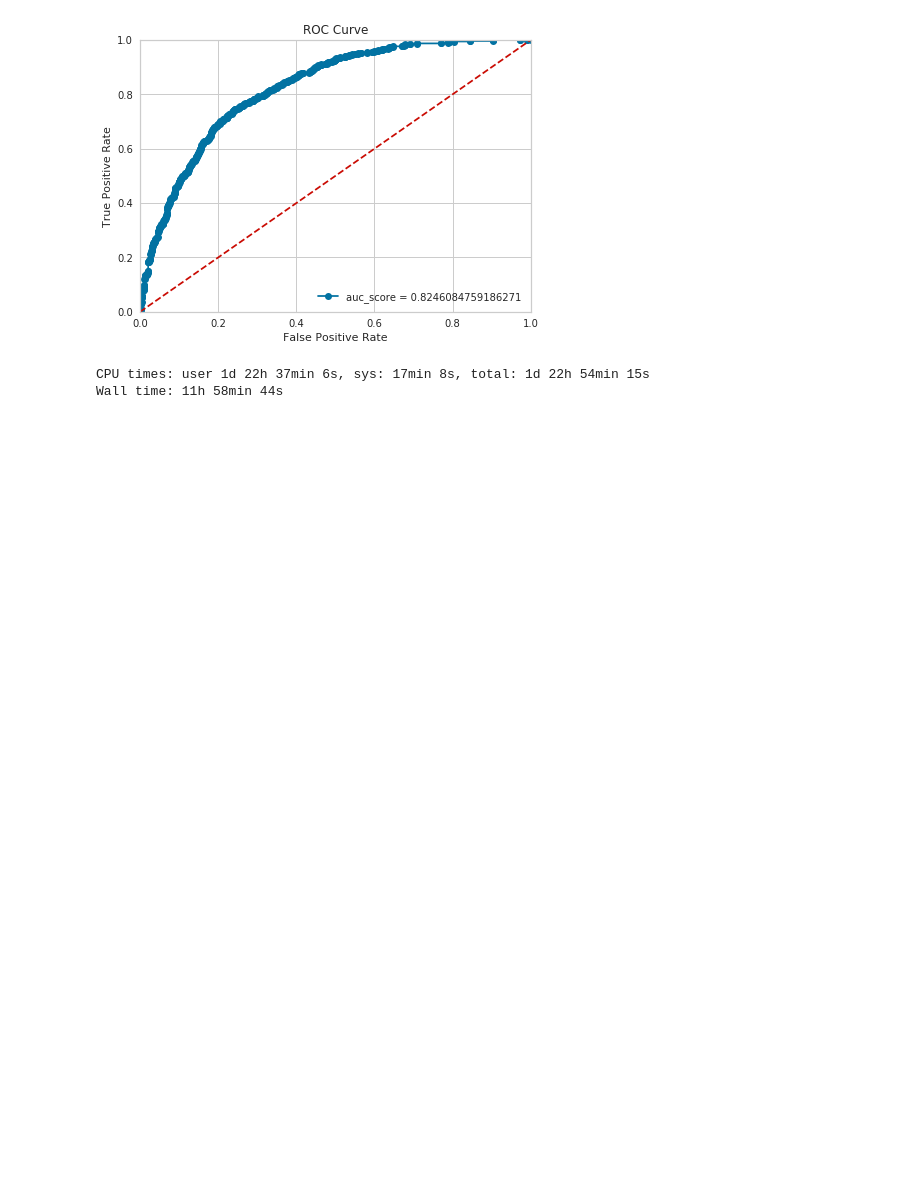
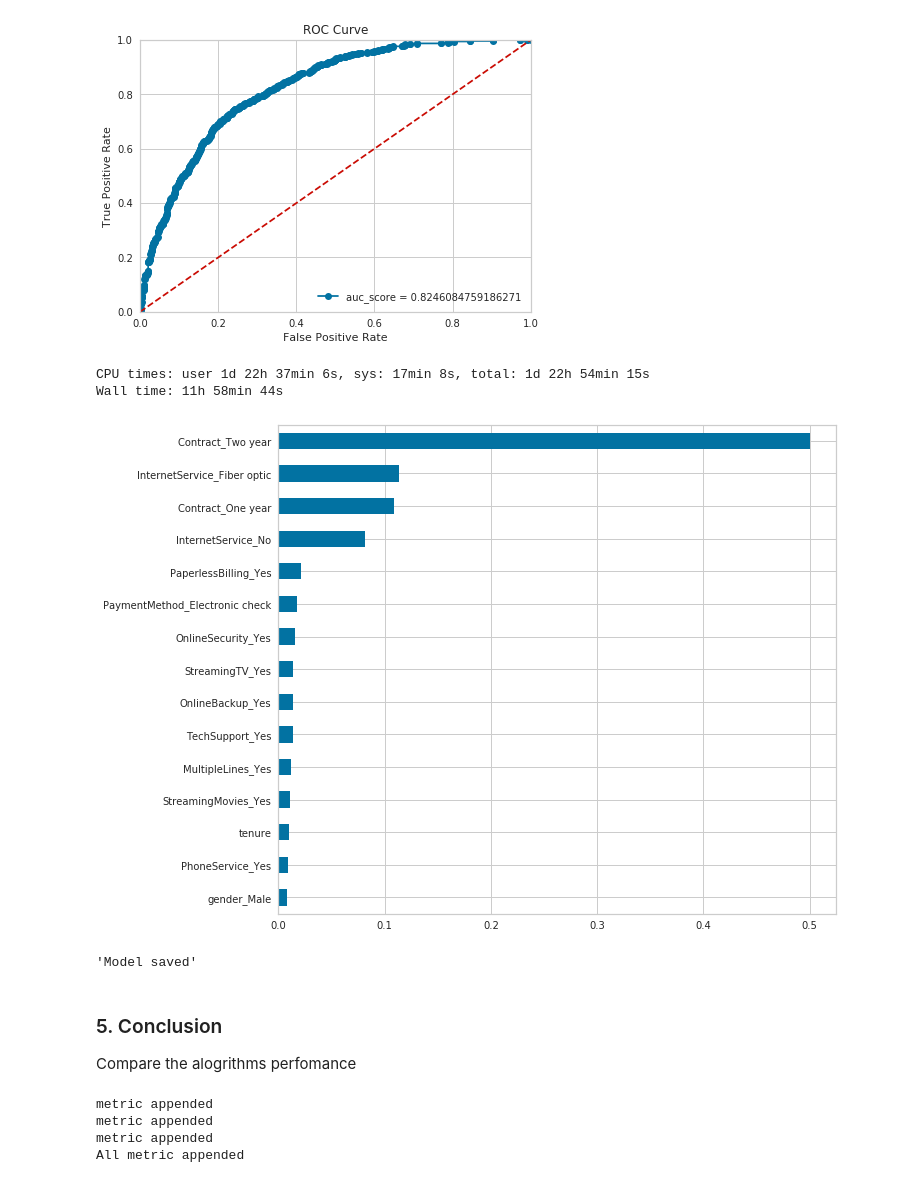
Before and after one commit to glingden/Customer-Churn-Prediction, a Jupyter notebook: Customer_churn_prediction.ipynb, the cells around one changed output. Cells and saved outputs as stored; diff of their text form; code cells hidden in the pictures; blank space fills up the shorter version.

```diff
--- a/Customer_churn_prediction.ipynb
+++ b/Customer_churn_prediction.ipynb
@@ -927,12 +986,24 @@ Confusion Matrix from yellobrick:
 [figure]
 CPU times: user 1d 22h 37min 6s, sys: 17min 8s, total: 1d 22h 54min 15s
 Wall time: 11h 58min 44s
+# %%
+#show features importance in diagram
+feat_import_gbm = pd.Series(model_gbm.feature_importances_, index=X_train.columns)
+feat_import_gbm.nlargest(15).plot(kind='barh',figsize=(10,9)).invert_yaxis()# show most import first
+plt.show()
+# %% [output]
+[figure, added]
 # %%
 # save the model
-save_model(model_gbm, 'final_model_gbm')
+save_model(model_gbm, 'final_model_lightgbm')
 
 
 # some time later...
 
 # load the model from disk
-#loaded_model = joblib.load(filenam
+#loaded_model = joblib.load(filename)
+# %% [output]
+'Model saved'
+# %% [markdown]
+### <a id="conclusion" style="text-decoration:none"> 5. Conclusion  </a>
+Compare the alogrithms perfomance
@@ -938,0 +1048,14 @@ save_model(model_gbm, 'final_model_gbm')
+# %%
+# call  compare_alg()
+model_list = [model_lr, model_dt, model_xgboost]
+model_name =['Logistic Regression', 'Decision Tree', 'XGBoost Classifier']
+
+for model, name in zip(model_list, model_name):
+    compare_alg(name, model, test_features, test_labels)
+
+print('All metric appended')
+# %% [output]
+metric appended
+metric appended
+metric appended
+All metric appended
```
Also changed, not shown: parts of 37 cells of this notebook.
